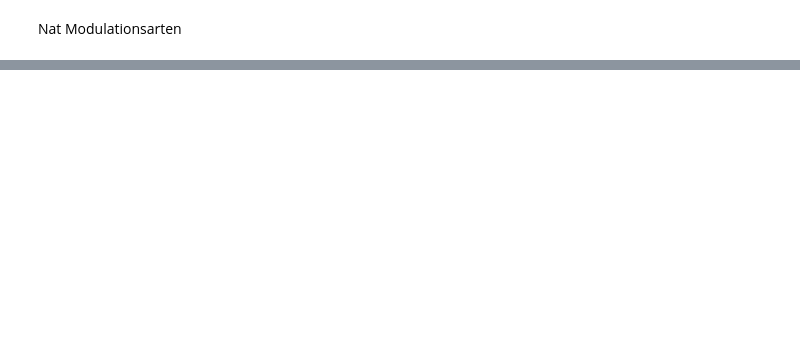
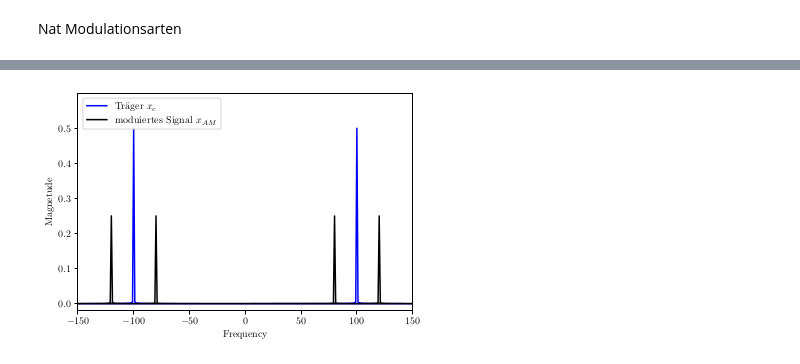
Before and after one commit to AndreasFMueller/SeminarSpezielleFunktionen, a Jupyter notebook: buch/papers/fm/Python animation/Bessel-FM.ipynb, the cells around one changed output, grey strips where cells are left out. Drawn from its saved outputs; the diff is of its cells as text; code cells hidden in the pictures; blank space fills up the shorter version.

```diff
--- a/buch/papers/fm/Python animation/Bessel-FM.ipynb
+++ b/buch/papers/fm/Python animation/Bessel-FM.ipynb
@@ -227,0 +169,26 @@ plt.show()
+# %%
+# Number of samplepoints
+N = 10000
+# smple spacing
+T = 1.01 / 10000.0
+x = np.linspace(0.01, N*T, N)
+
+fc = 100.0
+fm = 20.0
+m = np.cos(fm * 2.0*np.pi*x)
+xc = np.cos(fc * 2.0*np.pi*x)
+yAM = m*xc
+xf = fftfreq(N, 1 / N)
+yf = fft(yAM)/N
+xcf = fft(xc)/N
+plt.plot(xf, np.abs(xcf),color ='blue',label = 'Träger $x_c$')
+plt.plot(xf, np.abs(yf),color ='black',label = 'moduiertes Signal $x_{AM}$')
+plt.ylabel('Magnetude')
+plt.xlabel('Frequency')
+plt.legend(loc ='upper left')
+plt.xlim(-150, 150)
+plt.ylim(-0.02, 0.6)
+plt.yticks([n*0.1 for n in range(6)])
+plt.savefig('AM_frequency.pgf', format='pgf')
+# %% [output]
+[figure, added]
```
Also changed, not shown: parts of 7 cells of this notebook, 4 other files.
